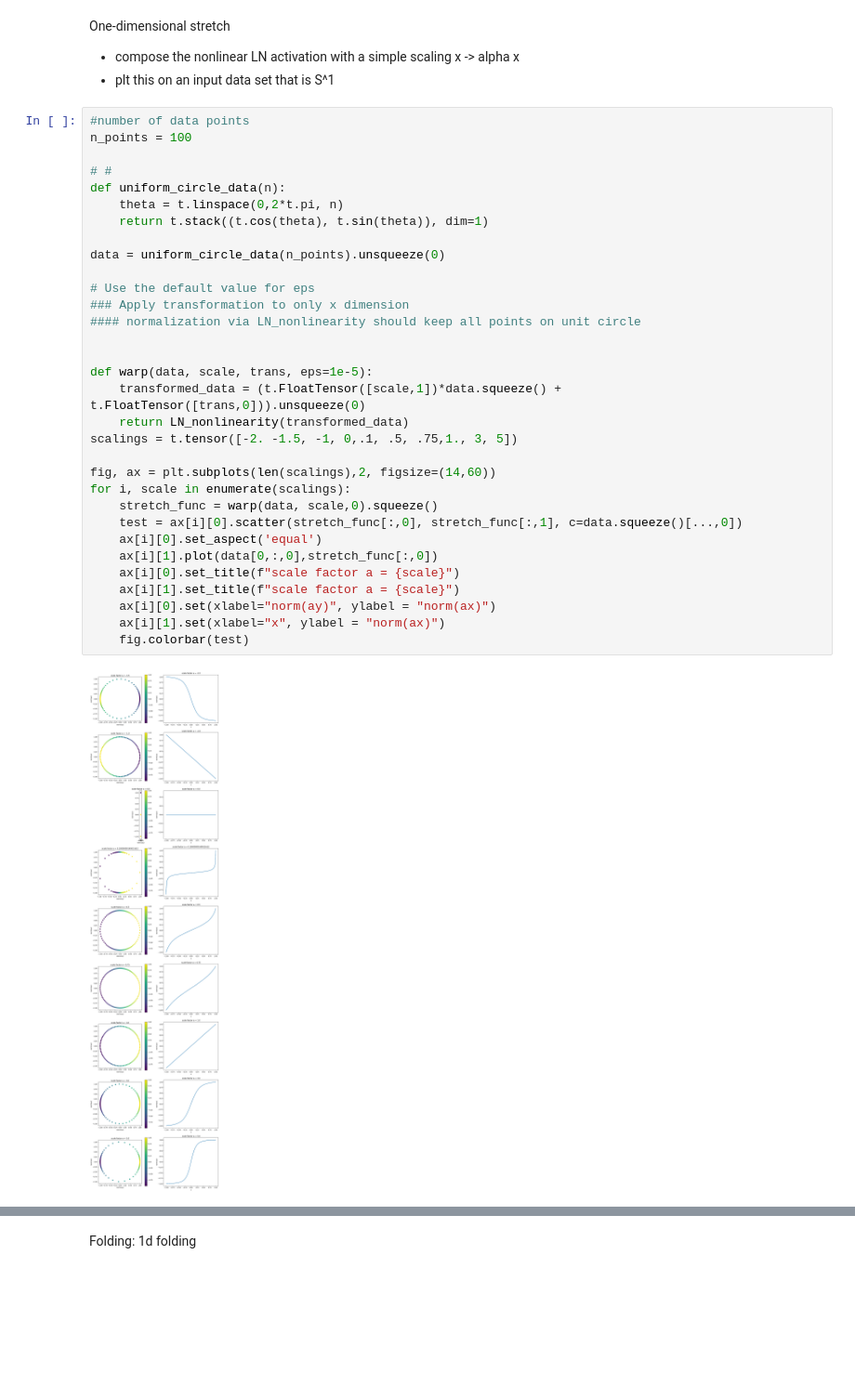
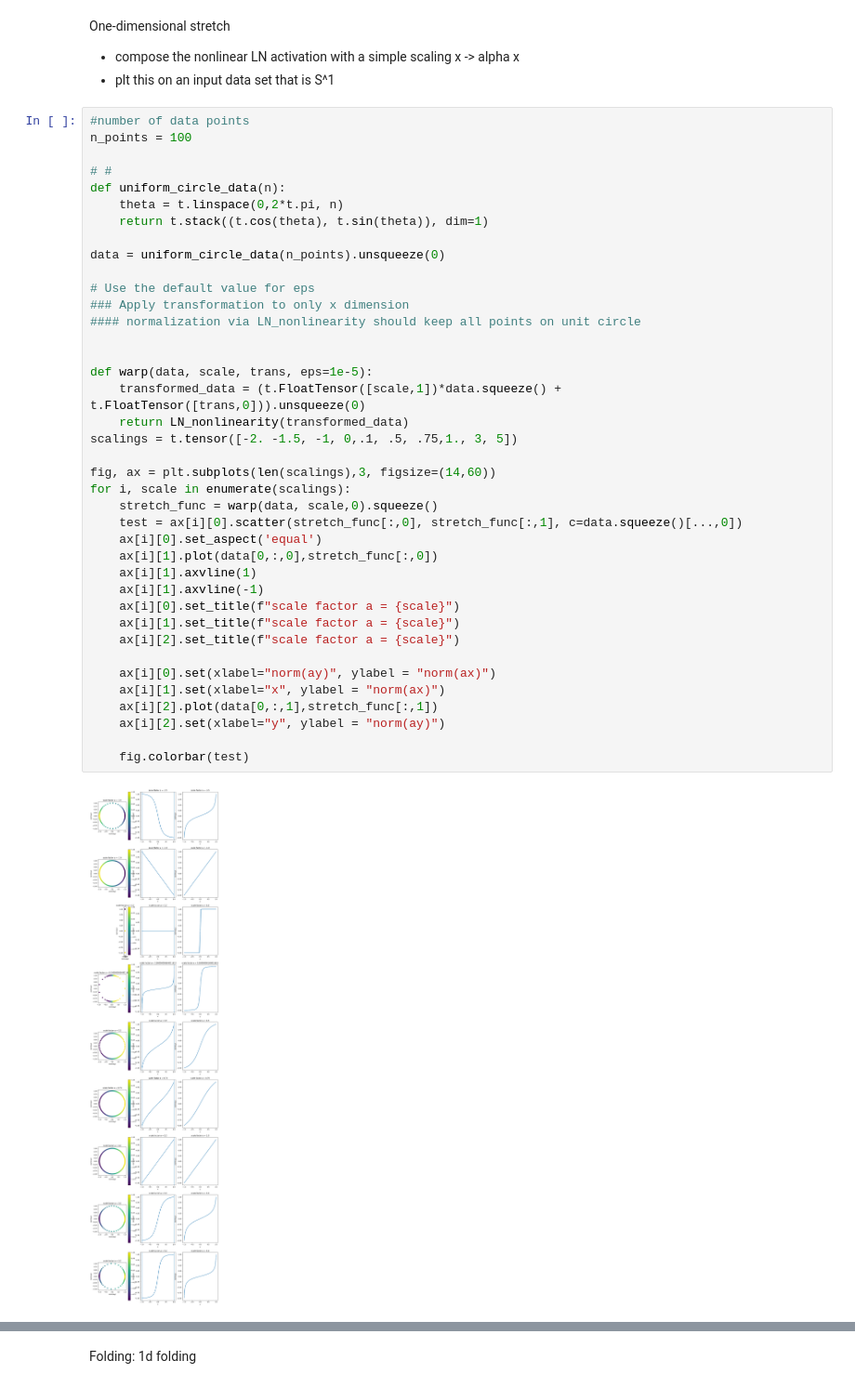
Before and after one commit to lbg251/Up-skilling, a Jupyter notebook: UnderstandingLayerNorm.ipynb, the cells around one changed output, grey strips where cells are left out. Shown at 93% size. Cells and saved outputs as stored; diff of their text form; blank space fills up the shorter version.

```diff
--- a/UnderstandingLayerNorm.ipynb
+++ b/UnderstandingLayerNorm.ipynb
@@ -118,32 +118,39 @@ One-dimensional stretch
 n_points = 100
 
 # #
 def uniform_circle_data(n):
     theta = t.linspace(0,2*t.pi, n)
     return t.stack((t.cos(theta), t.sin(theta)), dim=1)
 
 data = uniform_circle_data(n_points).unsqueeze(0)
 
 # Use the default value for eps
 ### Apply transformation to only x dimension
 #### normalization via LN_nonlinearity should keep all points on unit circle
 
 
 def warp(data, scale, trans, eps=1e-5):
     transformed_data = (t.FloatTensor([scale,1])*data.squeeze() + t.FloatTensor([trans,0])).unsqueeze(0)
     return LN_nonlinearity(transformed_data)
 scalings = t.tensor([-2. -1.5, -1, 0,.1, .5, .75,1., 3, 5])
 
-fig, ax = plt.subplots(len(scalings),2, figsize=(14,60))
+fig, ax = plt.subplots(len(scalings),3, figsize=(14,60))
 for i, scale in enumerate(scalings):
     stretch_func = warp(data, scale,0).squeeze()
     test = ax[i][0].scatter(stretch_func[:,0], stretch_func[:,1], c=data.squeeze()[...,0])
     ax[i][0].set_aspect('equal')
     ax[i][1].plot(data[0,:,0],stretch_func[:,0])
+    ax[i][1].axvline(1)
+    ax[i][1].axvline(-1)
     ax[i][0].set_title(f"scale factor a = {scale}")
     ax[i][1].set_title(f"scale factor a = {scale}")
+    ax[i][2].set_title(f"scale factor a = {scale}")
+
     ax[i][0].set(xlabel="norm(ay)", ylabel = "norm(ax)")
     ax[i][1].set(xlabel="x", ylabel = "norm(ax)")
+    ax[i][2].plot(data[0,:,1],stretch_func[:,1])
+    ax[i][2].set(xlabel="y", ylabel = "norm(ay)")
+
     fig.colorbar(test)
 # %% [output]
-[figure, old version]
+[figure, new version]
```
Also changed, not shown: parts of 4 cells of this notebook.
